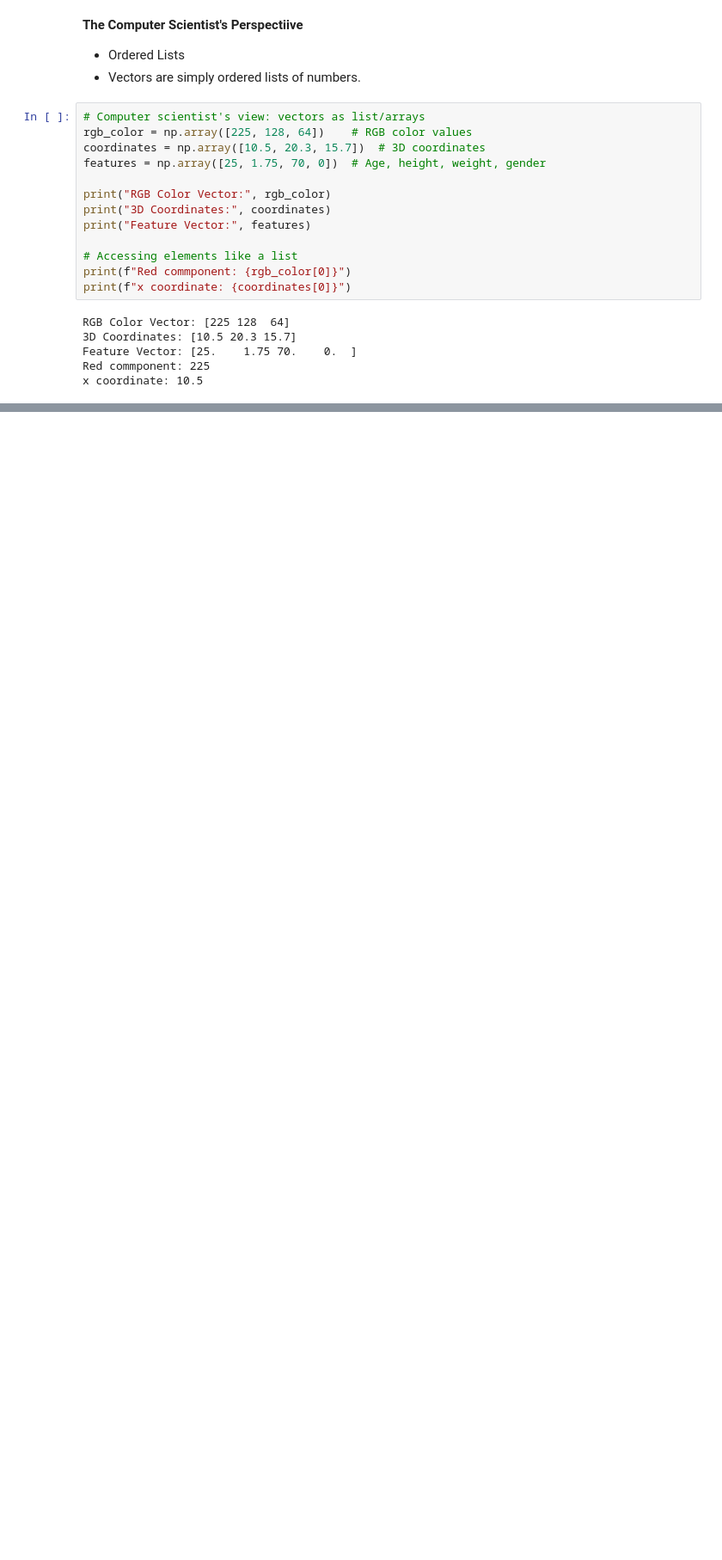
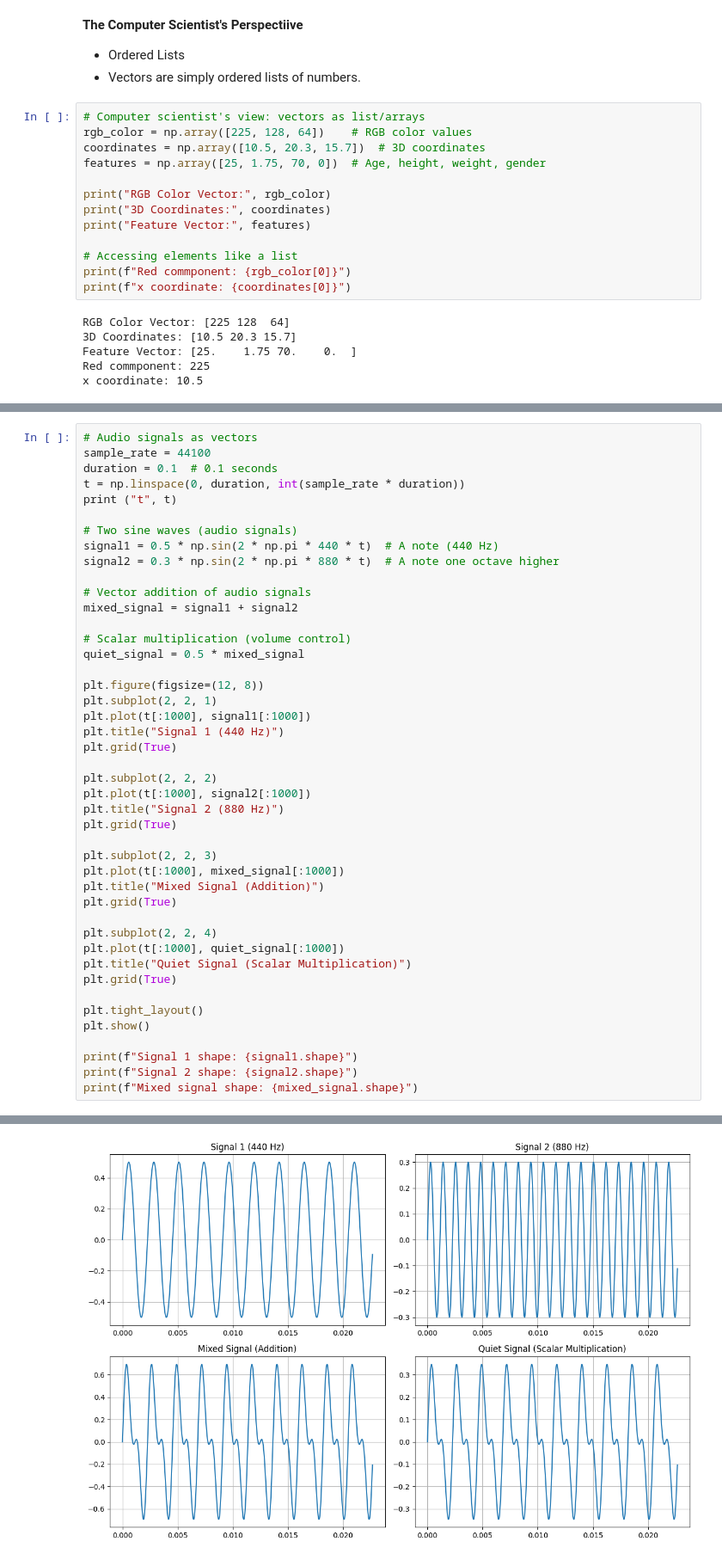
Before and after one commit to Hardemiyiwa/abeokuta, a Jupyter notebook: data_and_data_analysis/week_6/working_with_numpy.ipynb, the cells around one changed output, grey strips where cells are left out. Shown: that part at 86% size. Drawn from its saved outputs; the diff is of its cells as text; blank space fills up the shorter version.

```diff
--- a/data_and_data_analysis/week_6/working_with_numpy.ipynb
+++ b/data_and_data_analysis/week_6/working_with_numpy.ipynb
@@ -233,0 +319,45 @@ x coordinate: 10.5
+# %%
+# Audio signals as vectors
+sample_rate = 44100
+duration = 0.1  # 0.1 seconds
+t = np.linspace(0, duration, int(sample_rate * duration))
+print ("t", t)
+
+# Two sine waves (audio signals)
+signal1 = 0.5 * np.sin(2 * np.pi * 440 * t)  # A note (440 Hz)
+signal2 = 0.3 * np.sin(2 * np.pi * 880 * t)  # A note one octave higher
+
+# Vector addition of audio signals
+mixed_signal = signal1 + signal2
+
+# Scalar multiplication (volume control)
+quiet_signal = 0.5 * mixed_signal
+
+plt.figure(figsize=(12, 8))
+plt.subplot(2, 2, 1)
+plt.plot(t[:1000], signal1[:1000])
+plt.title("Signal 1 (440 Hz)")
+plt.grid(True)
+
+plt.subplot(2, 2, 2)
+plt.plot(t[:1000], signal2[:1000])
+plt.title("Signal 2 (880 Hz)")
+plt.grid(True)
+
+plt.subplot(2, 2, 3)
+plt.plot(t[:1000], mixed_signal[:1000])
+plt.title("Mixed Signal (Addition)")
+plt.grid(True)
+
+plt.subplot(2, 2, 4)
+plt.plot(t[:1000], quiet_signal[:1000])
+plt.title("Quiet Signal (Scalar Multiplication)")
+plt.grid(True)
+
+plt.tight_layout()
+plt.show()
+
+print(f"Signal 1 shape: {signal1.shape}")
+print(f"Signal 2 shape: {signal2.shape}")
+print(f"Mixed signal shape: {mixed_signal.shape}")
+# %% [output]
@@ -233,0 +366 @@ x coordinate: 10.5
+[figure, added]
```
Also changed, not shown: parts of 62 cells of this notebook, 2 other files.
